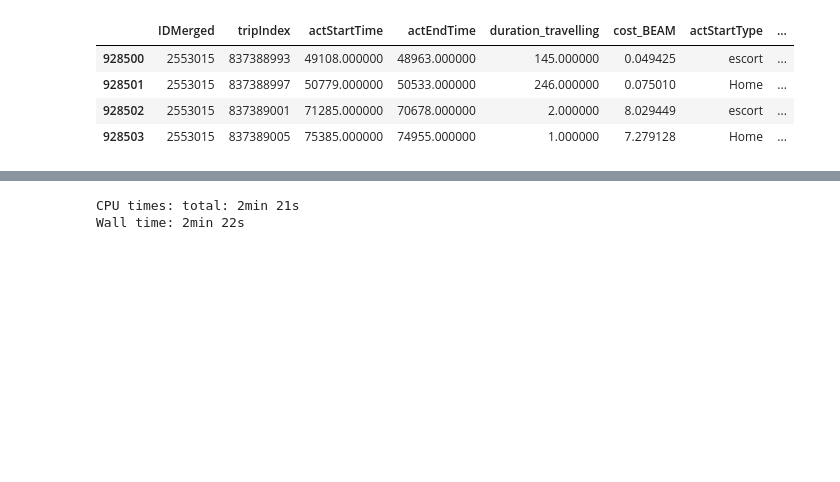
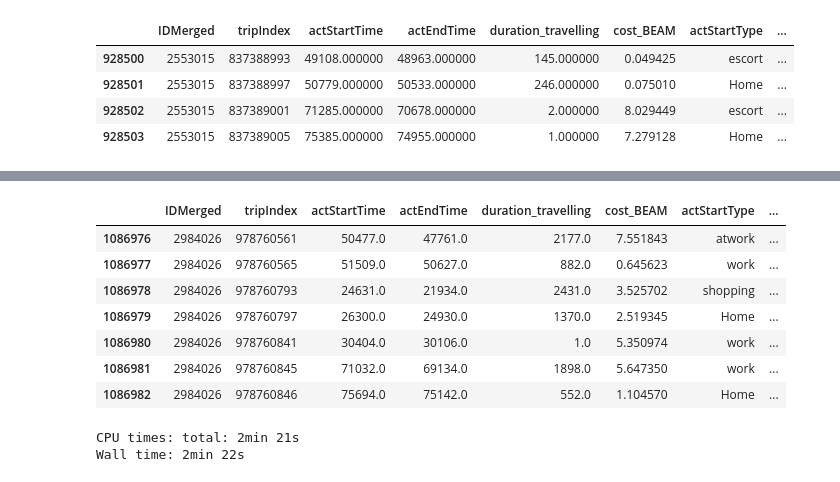
Before and after one commit to LBNL-UCB-STI/beam-core-analysis, a Jupyter notebook: Users/Nazanin/Stacked_Person_Trip_Dataset-Ridehail_price_recalibrated.ipynb, the cells around one changed output, grey strips where cells are left out. Saved outputs shown, nothing was run; the diff lists cells and outputs as text; code cells hidden in the pictures; blank space fills up the shorter version.

```diff
--- a/Users/Nazanin/Stacked_Person_Trip_Dataset-Ridehail_price_recalibrated.ipynb
+++ b/Users/Nazanin/Stacked_Person_Trip_Dataset-Ridehail_price_recalibrated.ipynb
@@ -125,6 +214,7 @@ sf_rh_price_0p25['year'] = 2020
 sf_rh_price_0p25['lever_position'] = 0.25
 # %%
 %%time
+s3 = boto3.client("s3")
 key = "pilates-outputs/sfbay-rh-price-0.500-20221224/inexus/sfbay_rh_price_0_500_rh_price-1.0_2020__20221223.csv.gz"  #the path should be updated
 obj = s3.get_object(Bucket="beam-outputs", Key=key)
 sf_rh_price_0p5 = pd.read_csv(obj['Body'], compression = 'gzip',index_col='Unnamed: 0')
@@ -134,3 +224,14 @@ Wall time: 2min 14s
+# %%
+sf_rh_price_0p5[sf_rh_price_0p5['IDMerged'] == 2984026]
+# %% [output]
+|  | IDMerged | tripIndex | actStartTime | actEndTime | duration_travelling | cost_BEAM | actStartType | ... |
+| 1086976 | 2984026 | 978760561 | 50477.0 | 47761.0 | 2177.0 | 7.551843 | atwork | ... |
+| 1086977 | 2984026 | 978760565 | 51509.0 | 50627.0 | 882.0 | 0.645623 | work | ... |
+| 1086978 | 2984026 | 978760793 | 24631.0 | 21934.0 | 2431.0 | 3.525702 | shopping | ... |
+| 1086979 | 2984026 | 978760797 | 26300.0 | 24930.0 | 1370.0 | 2.519345 | Home | ... |
+| 1086980 | 2984026 | 978760841 | 30404.0 | 30106.0 | 1.0 | 5.350974 | work | ... |
+| 1086981 | 2984026 | 978760845 | 71032.0 | 69134.0 | 1898.0 | 5.647350 | work | ... |
+| 1086982 | 2984026 | 978760846 | 75694.0 | 75142.0 | 552.0 | 1.104570 | Home | ... |
 # %%
 # Adding scenario info
 sf_rh_price_0p5['scenario'] = "ridehail"
```
Also changed, not shown: parts of 13 cells of this notebook, 1 other file.
